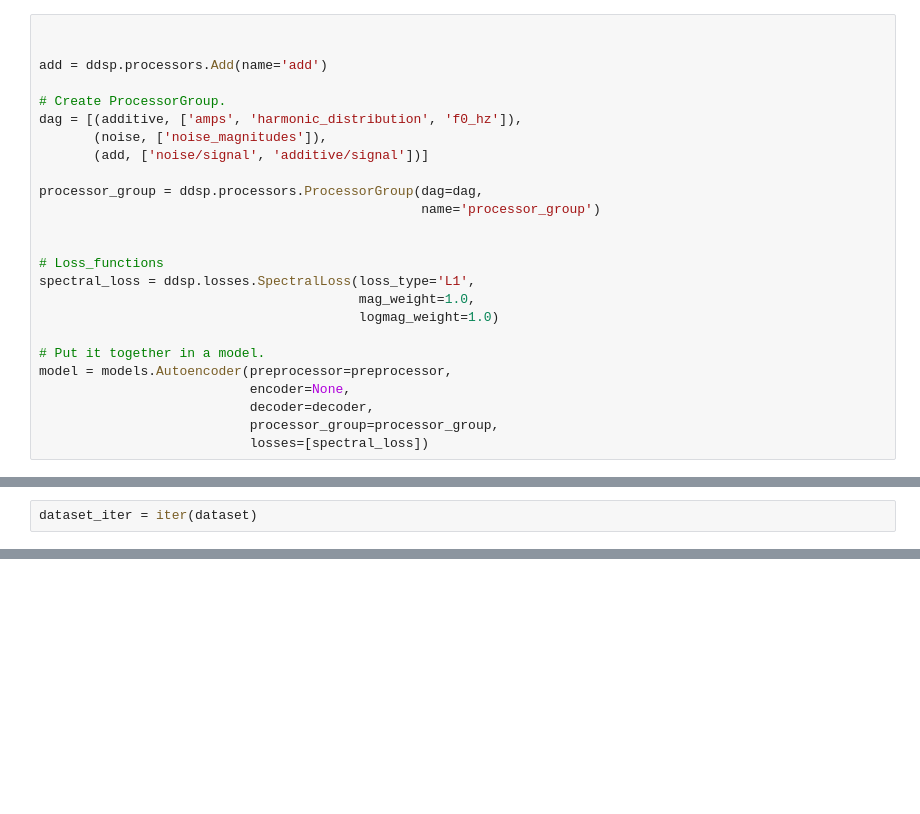
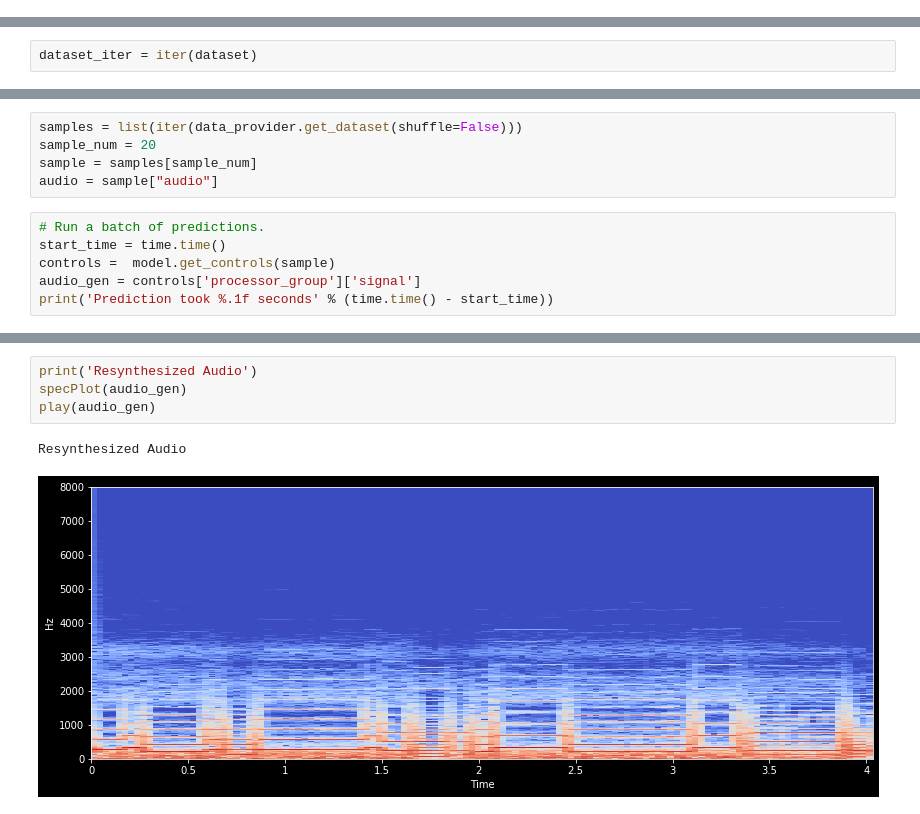
Before and after one commit to tripp528/NoisyGAN, a Jupyter notebook: Training without colab.ipynb, the cells around one changed output, grey strips where cells are left out. Saved outputs shown, nothing was run; the diff lists cells and outputs as text; blank space fills up the shorter version.

```diff
--- a/Training without colab.ipynb
+++ b/Training without colab.ipynb
@@ -112,25 +75,0 @@ noise = ddsp.synths.FilteredNoise(window_size=0,
-# %%
-
-
-add = ddsp.processors.Add(name='add')
-
-# Create ProcessorGroup.
-dag = [(additive, ['amps', 'harmonic_distribution', 'f0_hz']),
-       (noise, ['noise_magnitudes']),
-       (add, ['noise/signal', 'additive/signal'])]
-
-processor_group = ddsp.processors.ProcessorGroup(dag=dag,
-                                                 name='processor_group')
-
-
-# Loss_functions
-spectral_loss = ddsp.losses.SpectralLoss(loss_type='L1',
-                                         mag_weight=1.0,
-                                         logmag_weight=1.0)
-
-# Put it together in a model.
-model = models.Autoencoder(preprocessor=preprocessor,
-                           encoder=None,
-                           decoder=decoder,
-                           processor_group=processor_group,
-                           losses=[spectral_loss])
@@ -241,0 +181,11 @@ TypeError: in converted code:
+# %%
+samples = list(iter(data_provider.get_dataset(shuffle=False)))
+sample_num = 20
+sample = samples[sample_num]
+audio = sample["audio"]
+# %%
+# Run a batch of predictions.
+start_time = time.time()
+controls =  model.get_controls(sample)
+audio_gen = controls['processor_group']['signal']
+print('Prediction took %.1f seconds' % (time.time() - start_time))
@@ -241,0 +202,7 @@ TypeError: in converted code:
+# %%
+print('Resynthesized Audio')
+specPlot(audio_gen)
+play(audio_gen)
+# %% [output]
+Resynthesized Audio
+[figure, added]
```
Also changed, not shown: parts of 22 cells of this notebook.
